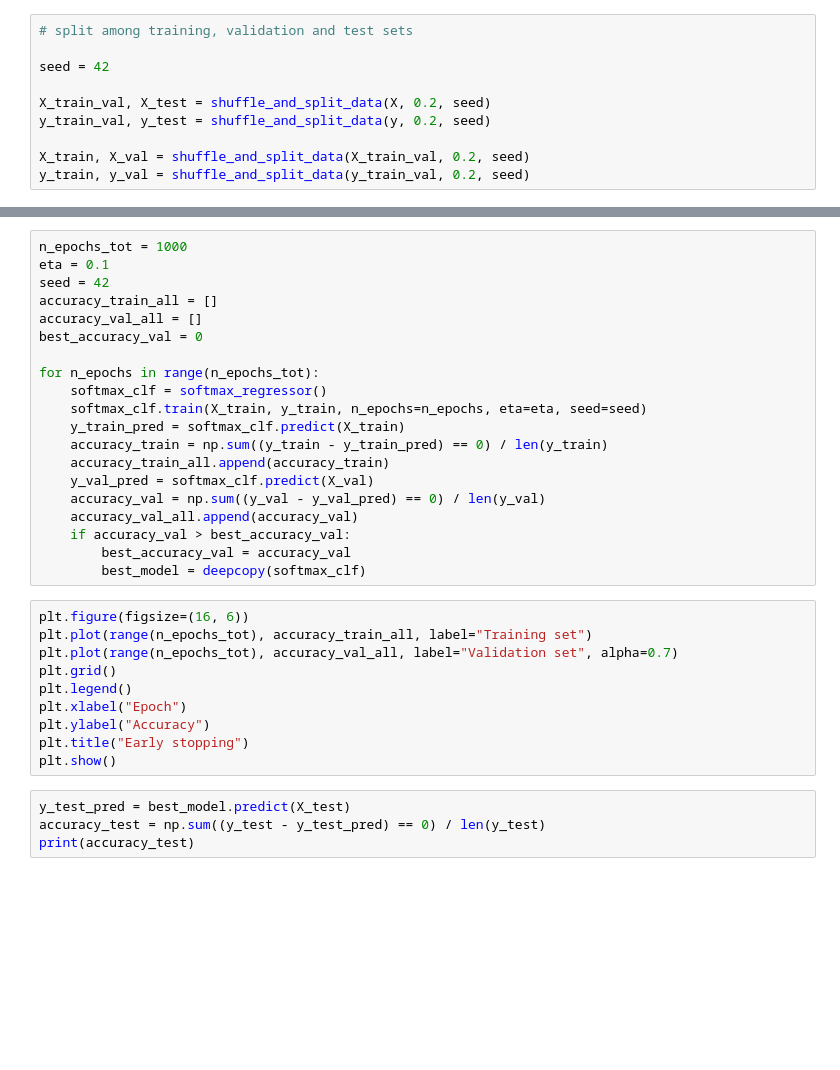
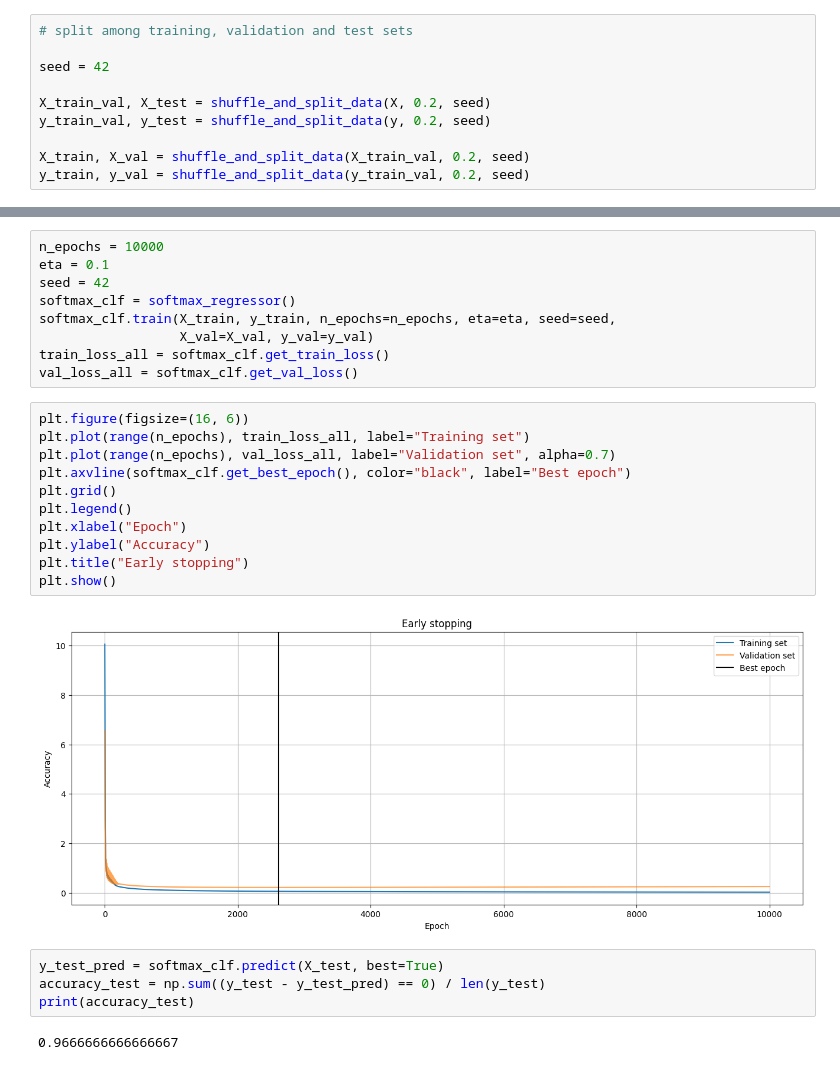
Before and after one commit to nfilipas/handson-ml3, a Jupyter notebook: exercises/chapter4/ex12.ipynb, the cells around one changed output, grey strips where cells are left out. Cells and saved outputs as stored; diff of their text form; blank space fills up the shorter version.

```diff
--- a/exercises/chapter4/ex12.ipynb
+++ b/exercises/chapter4/ex12.ipynb
@@ -92,34 +152,28 @@ class softmax_regressor:
-# %%
-n_epochs_tot = 1000
-eta = 0.1
-seed = 42
-accuracy_train_all = []
-accuracy_val_all = []
-best_accuracy_val = 0
-
-for n_epochs in range(n_epochs_tot):
-    softmax_clf = softmax_regressor()
-    softmax_clf.train(X_train, y_train, n_epochs=n_epochs, eta=eta, seed=seed)
-    y_train_pred = softmax_clf.predict(X_train)
-    accuracy_train = np.sum((y_train - y_train_pred) == 0) / len(y_train)
-    accuracy_train_all.append(accuracy_train)
-    y_val_pred = softmax_clf.predict(X_val)
-    accuracy_val = np.sum((y_val - y_val_pred) == 0) / len(y_val)
-    accuracy_val_all.append(accuracy_val)
-    if accuracy_val > best_accuracy_val:
-        best_accuracy_val = accuracy_val
-        best_model = deepcopy(softmax_clf)
+# %%
+n_epochs = 10000
+eta = 0.1
+seed = 42
+softmax_clf = softmax_regressor()
+softmax_clf.train(X_train, y_train, n_epochs=n_epochs, eta=eta, seed=seed,
+                  X_val=X_val, y_val=y_val)
+train_loss_all = softmax_clf.get_train_loss()
+val_loss_all = softmax_clf.get_val_loss()
 # %%
 plt.figure(figsize=(16, 6))
-plt.plot(range(n_epochs_tot), accuracy_train_all, label="Training set")
-plt.plot(range(n_epochs_tot), accuracy_val_all, label="Validation set", alpha=0.7)
+plt.plot(range(n_epochs), train_loss_all, label="Training set")
+plt.plot(range(n_epochs), val_loss_all, label="Validation set", alpha=0.7)
+plt.axvline(softmax_clf.get_best_epoch(), color="black", label="Best epoch")
 plt.grid()
 plt.legend()
 plt.xlabel("Epoch")
 plt.ylabel("Accuracy")
 plt.title("Early stopping")
 plt.show()
+# %% [output]
+[figure, added]
 # %%
-y_test_pred = best_model.predict(X_test)
+y_test_pred = softmax_clf.predict(X_test, best=True)
 accuracy_test = np.sum((y_test - y_test_pred) == 0) / len(y_test)
 print(accuracy_test)
+# %% [output]
+0.9666666666666667
```
Also changed, not shown: parts of 2 cells of this notebook.
